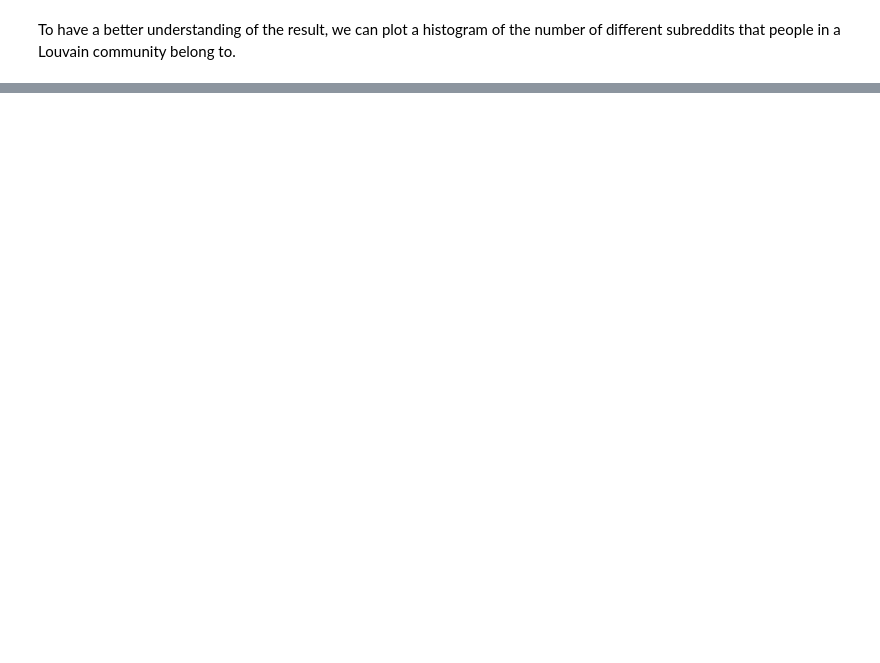
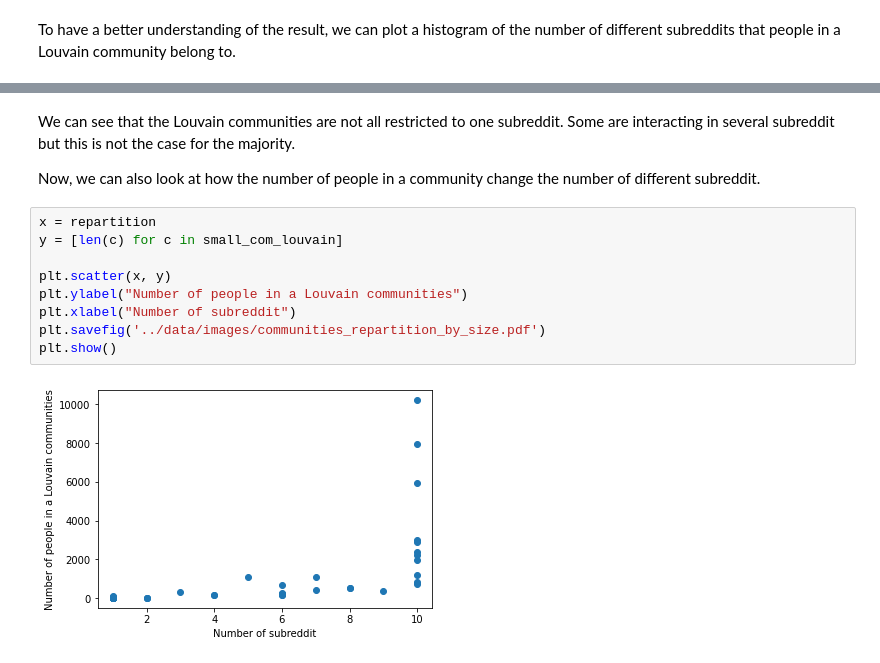
Before and after one commit to anatosun/reddit-cryptocurrency-analysis, a Jupyter notebook: notebooks/Louvain_Community_Analysis.ipynb, the cells around one changed output, grey strips where cells are left out. Saved outputs shown, nothing was run; the diff lists cells and outputs as text; blank space fills up the shorter version.

```diff
--- a/notebooks/Louvain_Community_Analysis.ipynb
+++ b/notebooks/Louvain_Community_Analysis.ipynb
@@ -97,0 +221,15 @@ plt.show()
+# %% [markdown]
+We can see that the Louvain communities are not all restricted to one subreddit. Some are interacting in several subreddit but this is not the case for the majority.
+
+Now, we can also look at how the number of people in a community change the number of different subreddit.
+# %%
+x = repartition
+y = [len(c) for c in small_com_louvain]
+
+plt.scatter(x, y)
+plt.ylabel("Number of people in a Louvain communities")
+plt.xlabel("Number of subreddit")
+plt.savefig('../data/images/communities_repartition_by_size.pdf')
+plt.show()
+# %% [output]
+[figure, added]
```
Also changed, not shown: parts of 25 cells of this notebook, 5 other files.
